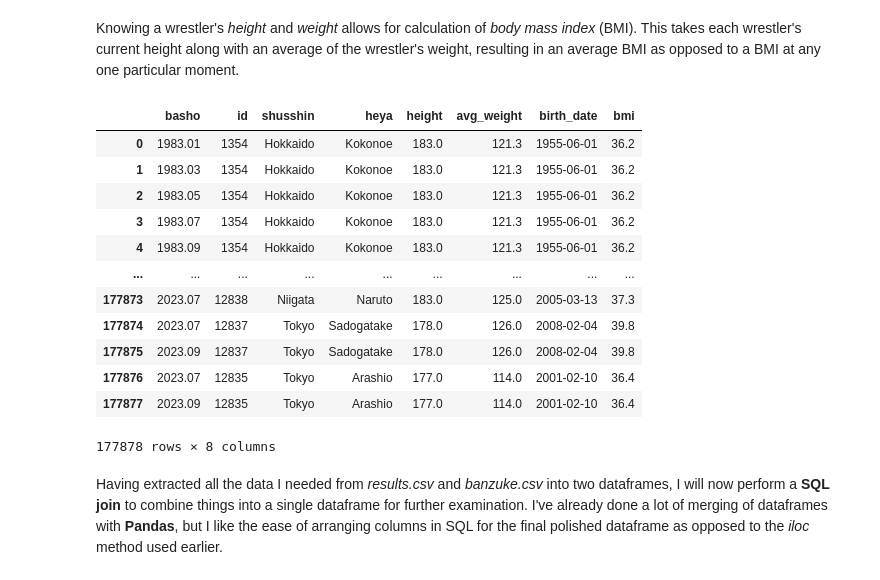
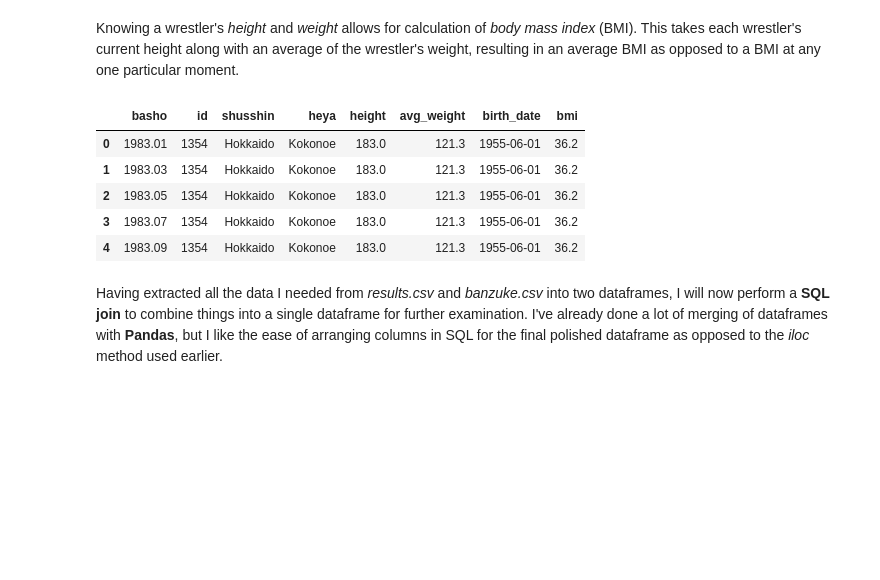
Before and after one commit to mjbrechner/sumo, a Jupyter notebook: sumo_analysis.ipynb, the cells around one changed output. Saved outputs shown, nothing was run; the diff lists cells and outputs as text; code cells hidden in the pictures; blank space fills up the shorter version.

```diff
--- a/sumo_analysis.ipynb
+++ b/sumo_analysis.ipynb
@@ -838,31 +776,24 @@ Knowing a wrestler's *height* and *weight* allows for calculation of *body mass
 # %%
 bmi_list = []
 
 for i in range(len(banzuke_cleaned)):
     if (banzuke_cleaned.loc[i, "height"] == 0):
         bmi = 0
     else:
         bmi = round(banzuke_cleaned.loc[i, "avg_weight"] / ((banzuke_cleaned.loc[i, "height"] / 100) ** 2), 1)
     bmi_list.append(bmi)
 bmi_list
 
 banzuke_cleaned["bmi"] = bmi_list
-# Finished calculating BMI
-banzuke_cleaned
+
+banzuke_cleaned.head()
 # %% [output]
 |  | basho | id | shusshin | heya | height | avg_weight | birth_date | bmi |
 | 0 | 1983.01 | 1354 | Hokkaido | Kokonoe | 183.0 | 121.3 | 1955-06-01 | 36.2 |
 | 1 | 1983.03 | 1354 | Hokkaido | Kokonoe | 183.0 | 121.3 | 1955-06-01 | 36.2 |
 | 2 | 1983.05 | 1354 | Hokkaido | Kokonoe | 183.0 | 121.3 | 1955-06-01 | 36.2 |
 | 3 | 1983.07 | 1354 | Hokkaido | Kokonoe | 183.0 | 121.3 | 1955-06-01 | 36.2 |
 | 4 | 1983.09 | 1354 | Hokkaido | Kokonoe | 183.0 | 121.3 | 1955-06-01 | 36.2 |
-| ... | ... | ... | ... | ... | ... | ... | ... | ... |
-| 177873 | 2023.07 | 12838 | Niigata | Naruto | 183.0 | 125.0 | 2005-03-13 | 37.3 |
-| 177874 | 2023.07 | 12837 | Tokyo | Sadogatake | 178.0 | 126.0 | 2008-02-04 | 39.8 |
-| 177875 | 2023.09 | 12837 | Tokyo | Sadogatake | 178.0 | 126.0 | 2008-02-04 | 39.8 |
-| 177876 | 2023.07 | 12835 | Tokyo | Arashio | 177.0 | 114.0 | 2001-02-10 | 36.4 |
-| 177877 | 2023.09 | 12835 | Tokyo | Arashio | 177.0 | 114.0 | 2001-02-10 | 36.4 |
-177878 rows × 8 columns
 # %% [markdown]
 Having extracted all the data I needed from *results.csv* and *banzuke.csv* into two dataframes, I will now perform a **SQL join** to combine things into a single dataframe for further examination. I've already done a lot of merging of dataframes with **Pandas**, but I like the ease of arranging columns in SQL for the final polished dataframe as opposed to the *iloc* method used earlier.
 # %%
```
Also changed, not shown: parts of 16 cells of this notebook, 1 other file.
